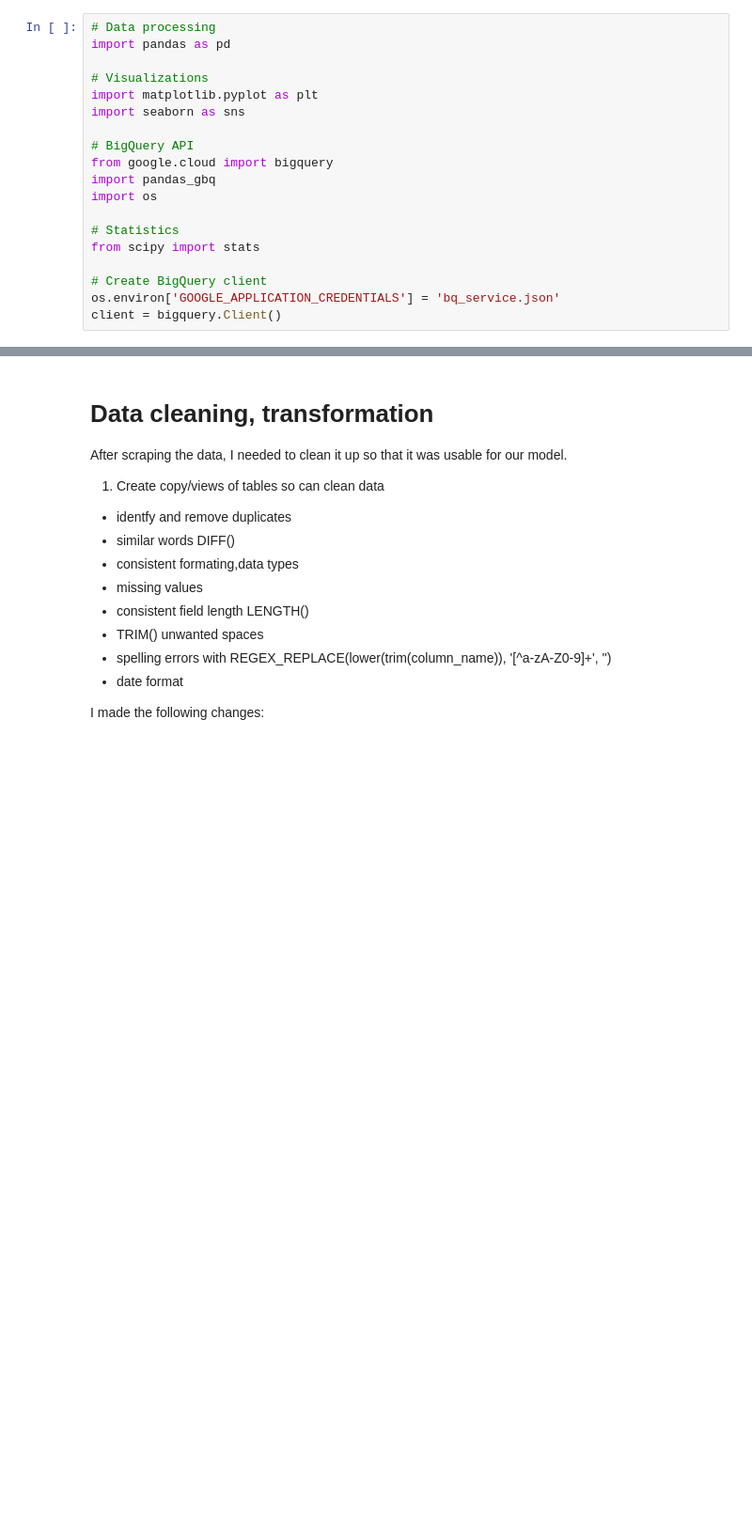
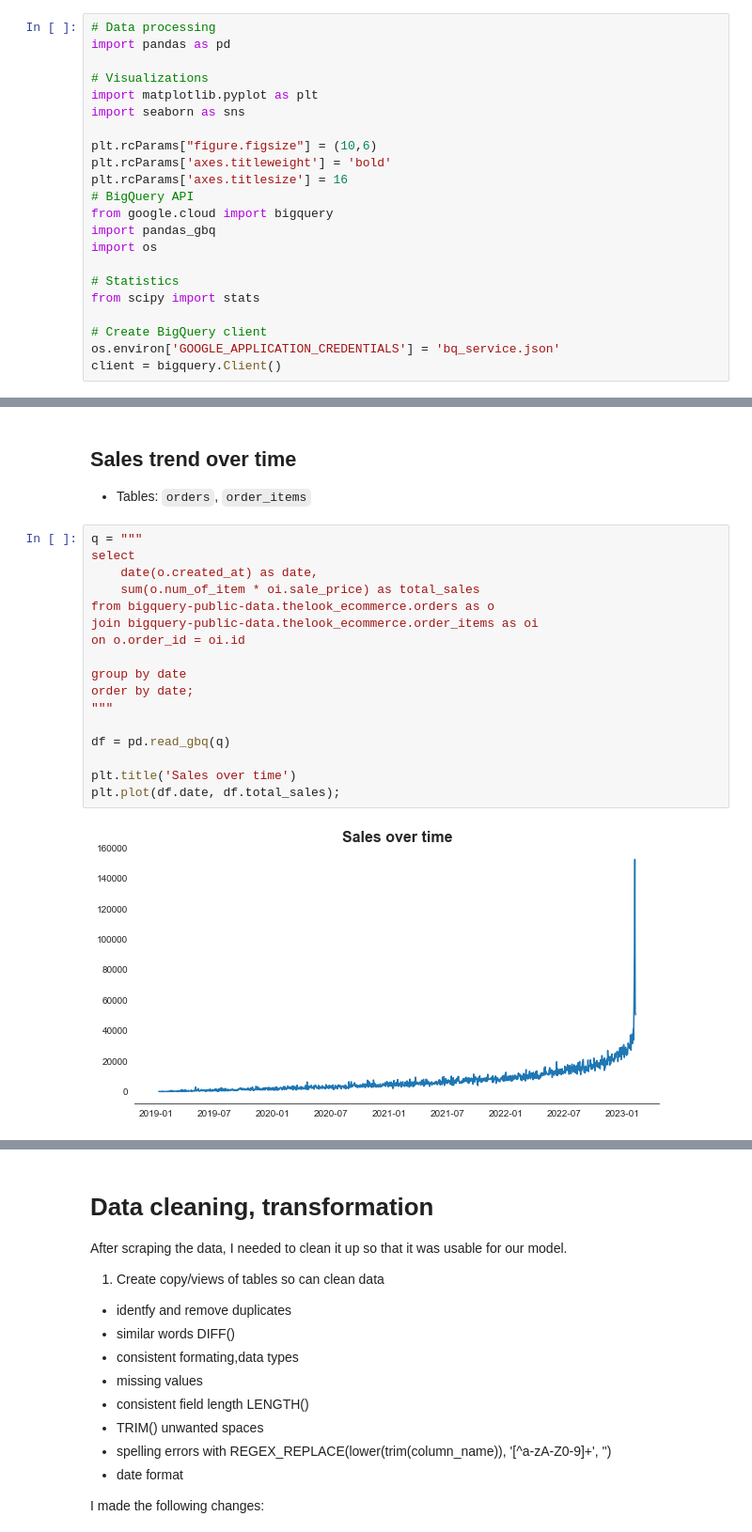
Before and after one commit to buttersaltpepper/Data-Analysis, a Jupyter notebook: project1.ipynb, the cells around one changed output, grey strips where cells are left out. Shown at 94% size. Saved outputs shown, nothing was run; the diff lists cells and outputs as text; blank space fills up the shorter version.

```diff
--- a/project1.ipynb
+++ b/project1.ipynb
@@ -13,6 +48,9 @@ import pandas as pd
 import matplotlib.pyplot as plt
 import seaborn as sns
 
+plt.rcParams["figure.figsize"] = (10,6)
+plt.rcParams['axes.titleweight'] = 'bold'
+plt.rcParams['axes.titlesize'] = 16
 # BigQuery API
 from google.cloud import bigquery
 import pandas_gbq
@@ -64,0 +129,22 @@ pd.read_gbq(sql)
+# %% [markdown]
+## Sales trend over time
+* Tables: `orders`, `order_items`
+# %%
+q = """
+select
+    date(o.created_at) as date,
+    sum(o.num_of_item * oi.sale_price) as total_sales
+from bigquery-public-data.thelook_ecommerce.orders as o
+join bigquery-public-data.thelook_ecommerce.order_items as oi
+on o.order_id = oi.id
+
+group by date
+order by date;
+"""
+
+df = pd.read_gbq(q)
+
+plt.title('Sales over time')
+plt.plot(df.date, df.total_sales);
+# %% [output]
+[figure, added]
```
Also changed, not shown: parts of 24 cells of this notebook.
